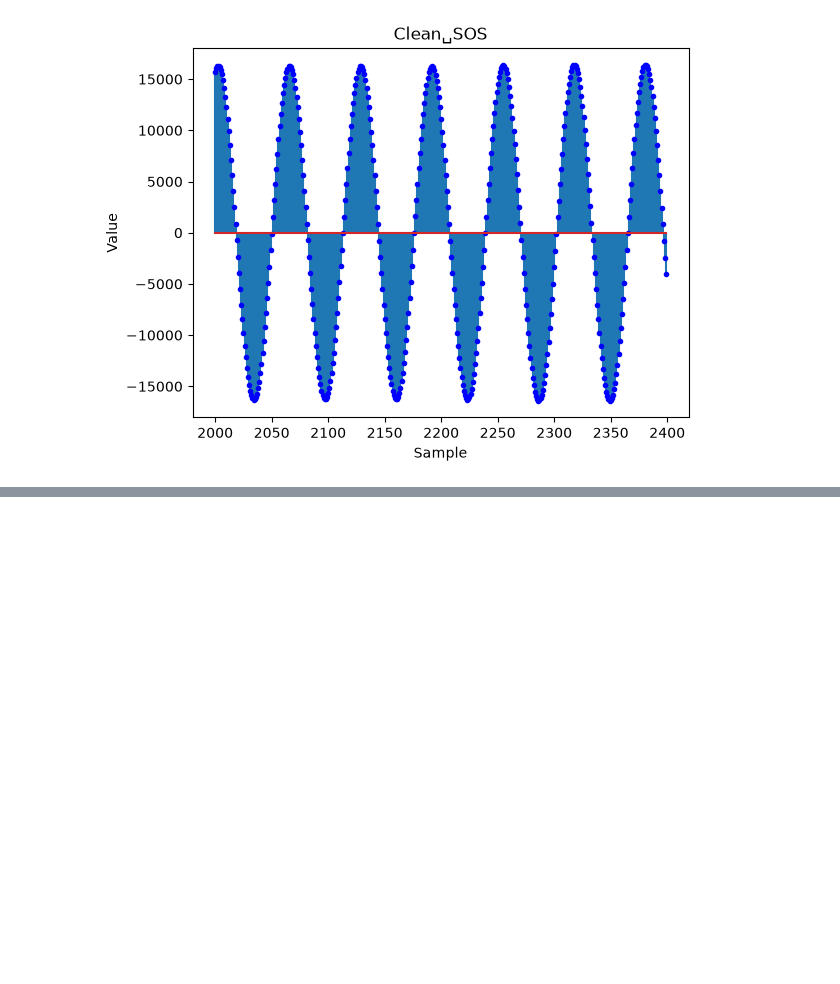
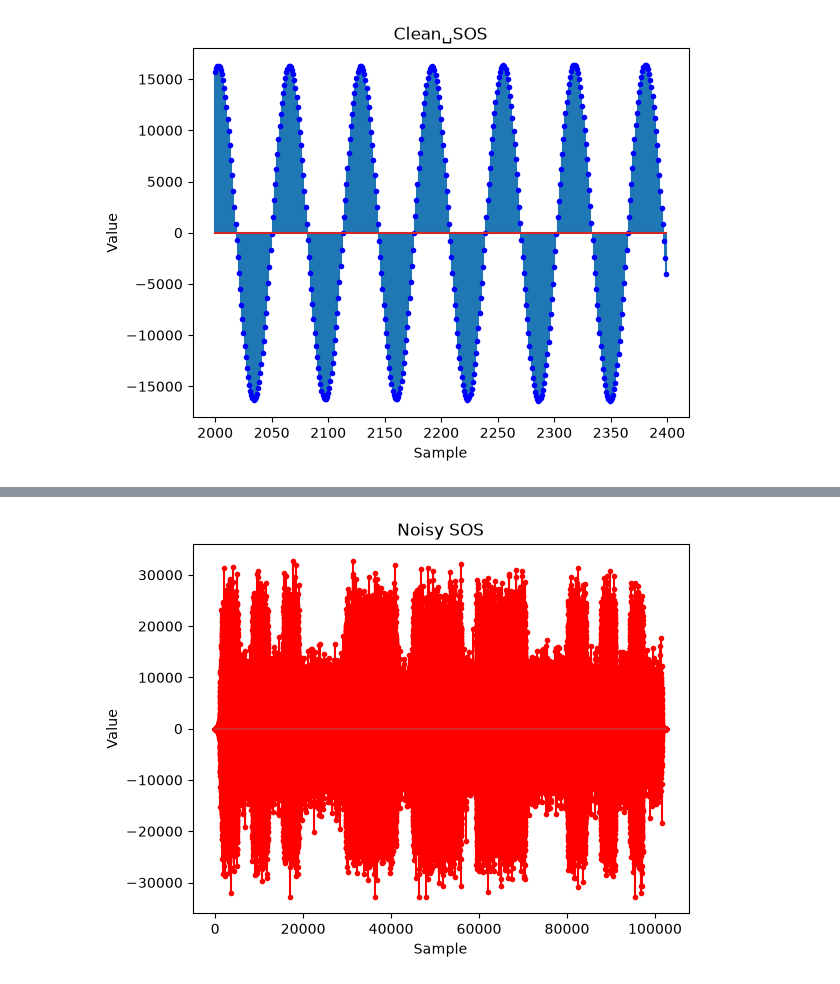
Before and after one commit to jdel0017/CCE2203-Lab1, a Jupyter notebook: main.ipynb, the cells around one changed output, grey strips where cells are left out. Drawn from its saved outputs; the diff is of its cells as text; code cells hidden in the pictures; blank space fills up the shorter version.

```diff
--- a/main.ipynb
+++ b/main.ipynb
@@ -37,0 +57,9 @@ plt.show()
+# %%
+# Stores the path from the working directory
+noisySOSPath = os.path.join('Data', 'noisy_sos_cw_700_15_wpm.wav')
+
+# Reads the .wav file and returns the sampleRate and list of individual samples
+noisySampleRate, noisySamples = wavfile.read(noisySOSPath)
+
+# Displays the audio file as an interactable UI element
+ipd.display(ipd.Audio(data=noisySamples, rate=noisySampleRate))
@@ -37,0 +68,17 @@ plt.show()
+# %%
+# Initialize plot
+plt.figure()
+
+# Plots markers in a stem plot, r means red, . means dot marker
+plt.stem(noisySamples, markerfmt='r.', linefmt='r-')
+
+# Axis Titles
+plt.xlabel('Sample')
+plt.ylabel('Value')
+
+# Plot Title
+plt.title('Noisy SOS')
+
+plt.show()
+# %% [output]
+[figure, added]
```
Also changed, not shown: parts of 20 cells of this notebook, 1 other file.
